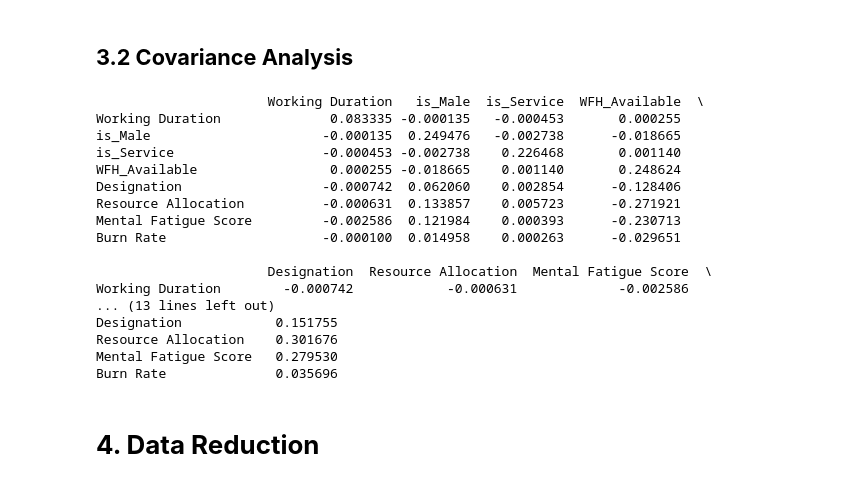
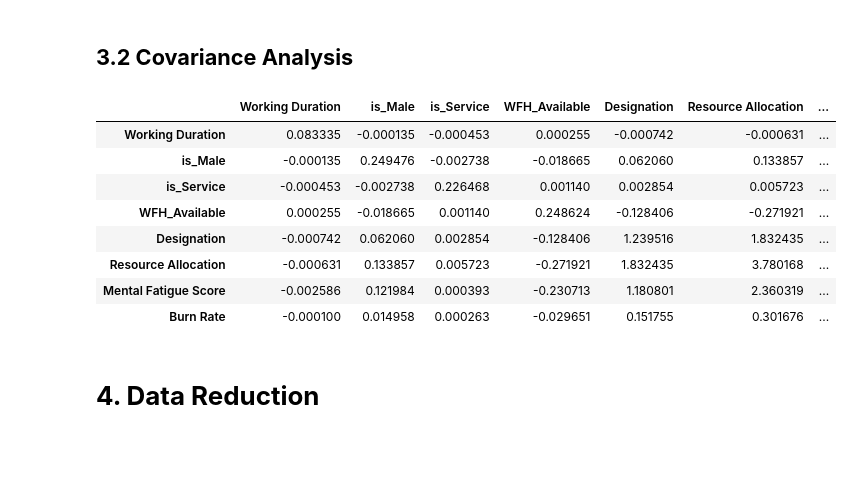
Before and after one commit to flutterfileds/Data-Preprocessing, a Jupyter notebook: data_preprocessing.ipynb, the cells around one changed output. Cells and saved outputs as stored; diff of their text form; code cells hidden in the pictures; blank space fills up the shorter version.

```diff
--- a/data_preprocessing.ipynb
+++ b/data_preprocessing.ipynb
@@ -276,27 +268,18 @@ plt.show()
 # %%
 # calculate the covariance matrix
 covariance_matrix = emp_data.cov()
 
-# print the covariance matrix
-print(covariance_matrix)
+covariance_matrix
 # %% [output]
-                      Working Duration   is_Male  is_Service  WFH_Available  \
-Working Duration              0.083335 -0.000135   -0.000453       0.000255
-is_Male                      -0.000135  0.249476   -0.002738      -0.018665
-is_Service                   -0.000453 -0.002738    0.226468       0.001140
-WFH_Available                 0.000255 -0.018665    0.001140       0.248624
-Designation                  -0.000742  0.062060    0.002854      -0.128406
-Resource Allocation          -0.000631  0.133857    0.005723      -0.271921
-Mental Fatigue Score         -0.002586  0.121984    0.000393      -0.230713
-Burn Rate                    -0.000100  0.014958    0.000263      -0.029651
-
-                      Designation  Resource Allocation  Mental Fatigue Score  \
-Working Duration        -0.000742            -0.000631             -0.002586
-... (13 lines left out)
-Designation            0.151755
-Resource Allocation    0.301676
-Mental Fatigue Score   0.279530
-Burn Rate              0.035696
+|  | Working Duration | is_Male | is_Service | WFH_Available | Designation | Resource Allocation | ... |
+| Working Duration | 0.083335 | -0.000135 | -0.000453 | 0.000255 | -0.000742 | -0.000631 | ... |
+| is_Male | -0.000135 | 0.249476 | -0.002738 | -0.018665 | 0.062060 | 0.133857 | ... |
+| is_Service | -0.000453 | -0.002738 | 0.226468 | 0.001140 | 0.002854 | 0.005723 | ... |
+| WFH_Available | 0.000255 | -0.018665 | 0.001140 | 0.248624 | -0.128406 | -0.271921 | ... |
+| Designation | -0.000742 | 0.062060 | 0.002854 | -0.128406 | 1.239516 | 1.832435 | ... |
+| Resource Allocation | -0.000631 | 0.133857 | 0.005723 | -0.271921 | 1.832435 | 3.780168 | ... |
+| Mental Fatigue Score | -0.002586 | 0.121984 | 0.000393 | -0.230713 | 1.180801 | 2.360319 | ... |
+| Burn Rate | -0.000100 | 0.014958 | 0.000263 | -0.029651 | 0.151755 | 0.301676 | ... |
 # %% [markdown]
 # **4. Data Reduction**
 # %% [markdown]
```
Also changed, not shown: parts of 5 cells of this notebook.
